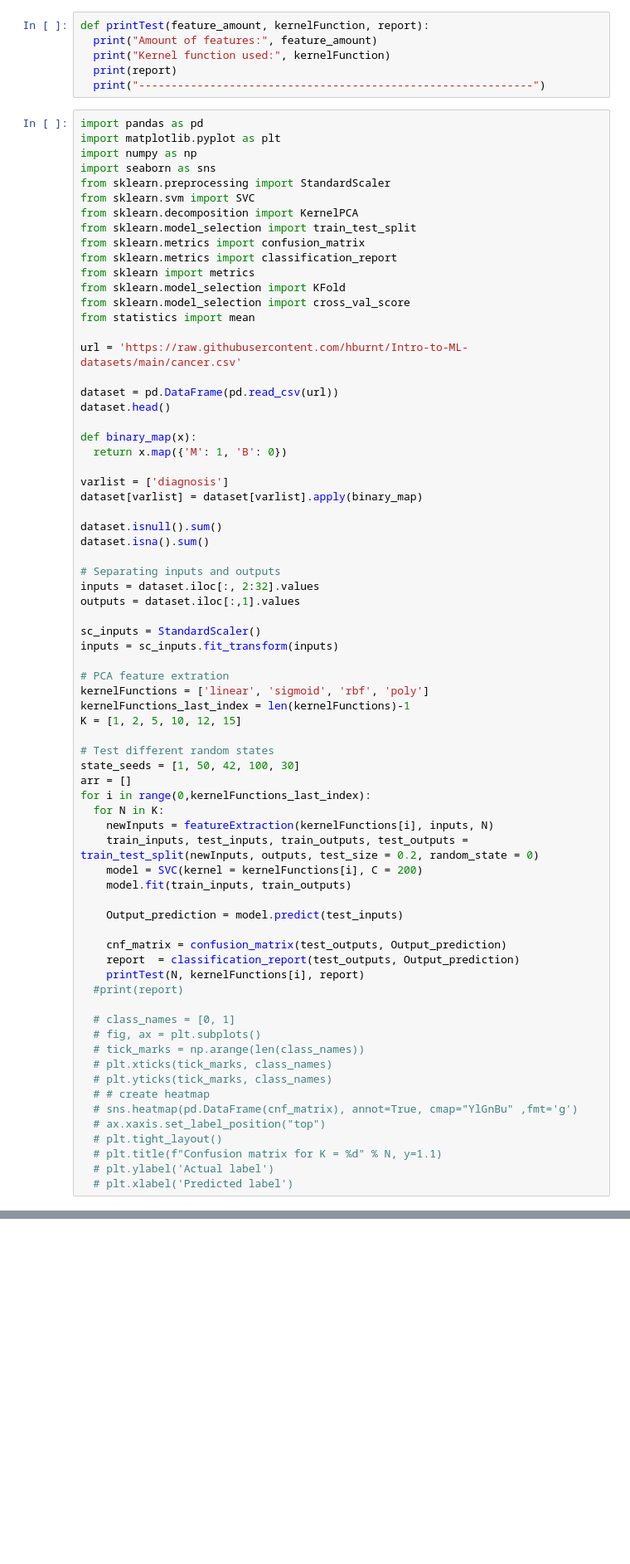
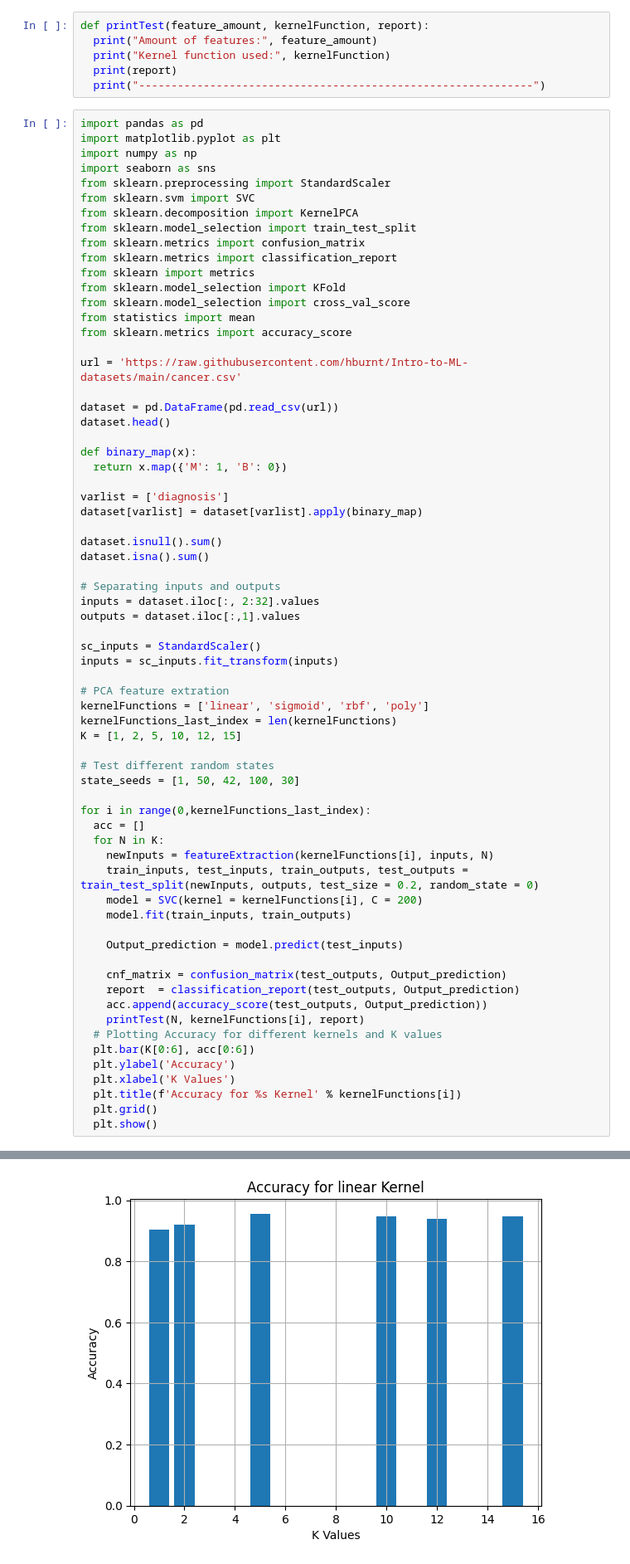
Before and after one commit to hburnt/Machine-Learning, a Jupyter notebook: intro_to_ml/SVM/Support_Vector_Machine_PCA.ipynb, the cells around one changed output, grey strips where cells are left out. Shown at 83% size. Cells and saved outputs as stored; diff of their text form; blank space fills up the shorter version.

Commit message:
Added plots for the accuarcy

```diff
--- a/intro_to_ml/SVM/Support_Vector_Machine_PCA.ipynb
+++ b/intro_to_ml/SVM/Support_Vector_Machine_PCA.ipynb
@@ -28,6 +28,7 @@ from sklearn import metrics
 from sklearn.model_selection import KFold
 from sklearn.model_selection import cross_val_score
 from statistics import mean
+from sklearn.metrics import accuracy_score
 
 url = 'https://raw.githubusercontent.com/hburnt/Intro-to-ML-datasets/main/cancer.csv'
 
@@ -52,13 +53,14 @@ inputs = sc_inputs.fit_transform(inputs)
 
 # PCA feature extration
 kernelFunctions = ['linear', 'sigmoid', 'rbf', 'poly']
-kernelFunctions_last_index = len(kernelFunctions)-1
+kernelFunctions_last_index = len(kernelFunctions)
 K = [1, 2, 5, 10, 12, 15]
 
 # Test different random states
 state_seeds = [1, 50, 42, 100, 30]
-arr = []
+
 for i in range(0,kernelFunctions_last_index):
+  acc = []
   for N in K:
     newInputs = featureExtraction(kernelFunctions[i], inputs, N)
     train_inputs, test_inputs, train_outputs, test_outputs = train_test_split(newInputs, outputs, test_size = 0.2, random_state = 0)
@@ -69,21 +71,15 @@ for i in range(0,kernelFunctions_last_index):
 
     cnf_matrix = confusion_matrix(test_outputs, Output_prediction)
     report  = classification_report(test_outputs, Output_prediction)
+    acc.append(accuracy_score(test_outputs, Output_prediction))
     printTest(N, kernelFunctions[i], report)
-  #print(report)
-
-  # class_names = [0, 1]
-  # fig, ax = plt.subplots()
-  # tick_marks = np.arange(len(class_names))
-  # plt.xticks(tick_marks, class_names)
-  # plt.yticks(tick_marks, class_names)
-  # # create heatmap
-  # sns.heatmap(pd.DataFrame(cnf_matrix), annot=True, cmap="YlGnBu" ,fmt='g')
-  # ax.xaxis.set_label_position("top")
-  # plt.tight_layout()
-  # plt.title(f"Confusion matrix for K = %d" % N, y=1.1)
-  # plt.ylabel('Actual label')
-  # plt.xlabel('Predicted label')
+  # Plotting Accuracy for different kernels and K values
+  plt.bar(K[0:6], acc[0:6])
+  plt.ylabel('Accuracy')
+  plt.xlabel('K Values')
+  plt.title(f'Accuracy for %s Kernel' % kernelFunctions[i])
+  plt.grid()
+  plt.show()
 # %% [output]
 Amount of features: 1
 Kernel function used: linear
@@ -103,2 +99,3 @@ weighted avg       0.97      0.97      0.97       114
 
 -------------------------------------------------------------
+[figure, added]
```
Also changed, not shown: parts of 1 cell of this notebook.
